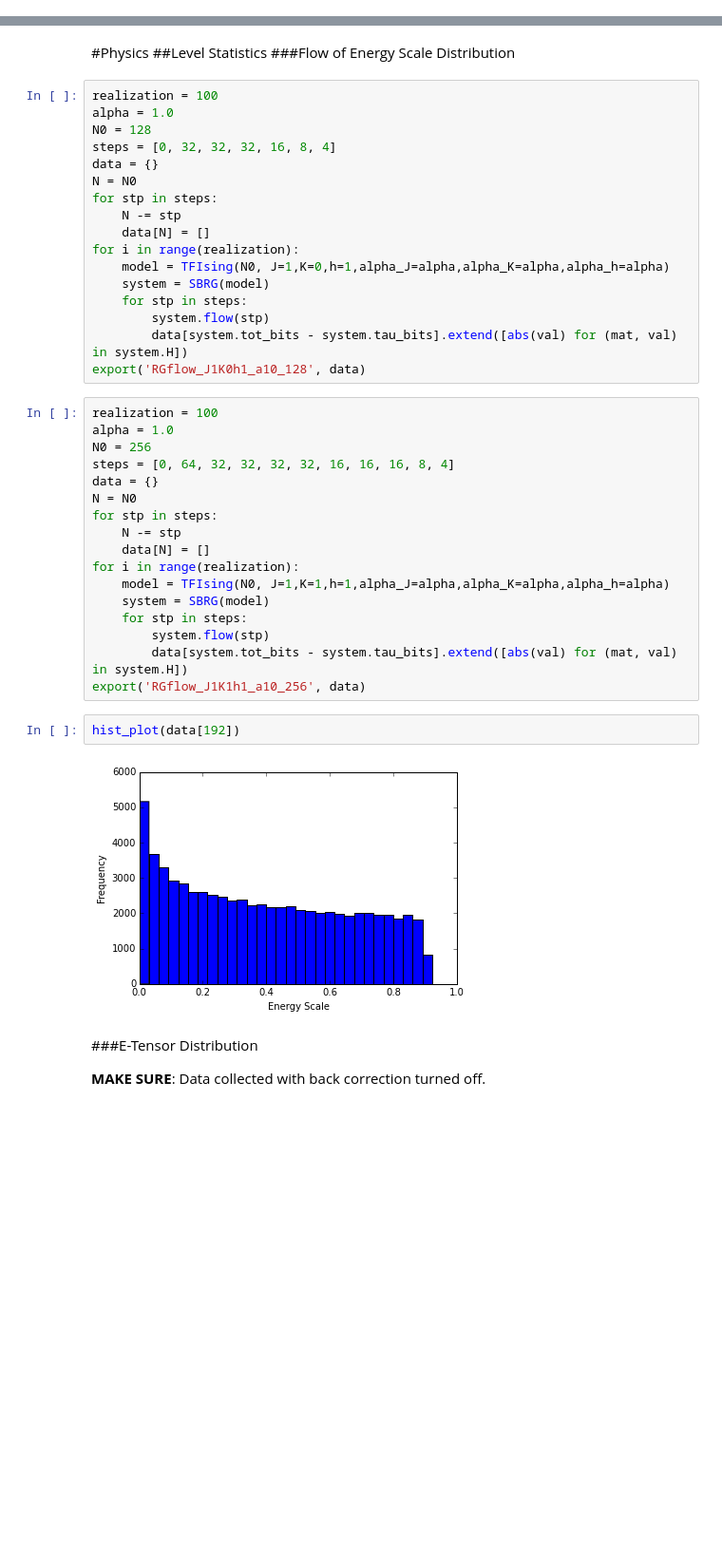
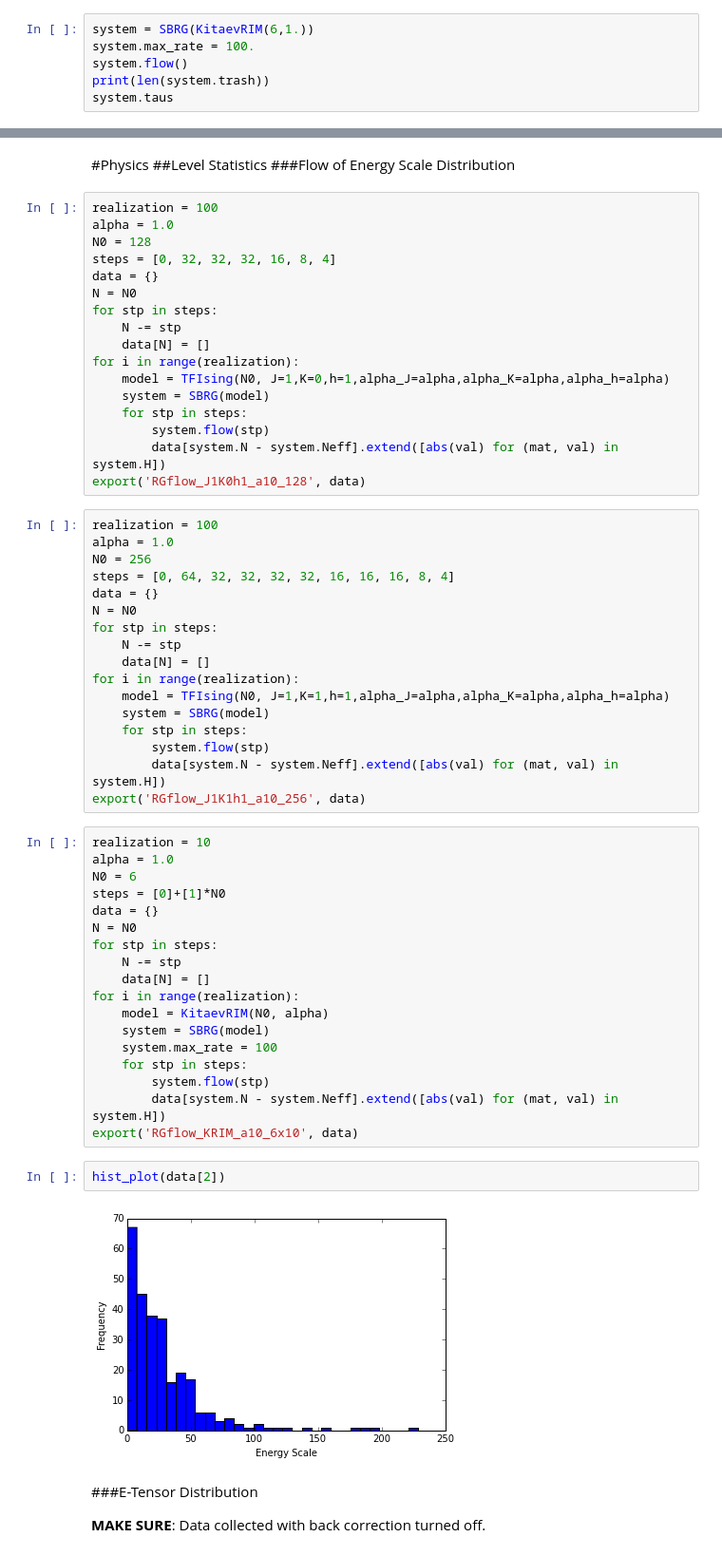
Before and after one commit to EverettYou/SBRG, a Jupyter notebook: SBRG.ipynb, the cells around one changed output, grey strips where cells are left out. Shown at 95% size. Cells and saved outputs as stored; diff of their text form; blank space fills up the shorter version.

Commit message:
Kitaev random interaction model
* Add KitaevRIM, collect RG flow data
* dotover(merged) now returns merged

```diff
--- a/SBRG.ipynb
+++ b/SBRG.ipynb
@@ -153,0 +158,6 @@ $$H=-\sum_{i}J_i \sigma_i^x\sigma_{i+1}^x+K_i \sigma_i^z\sigma_{i+1}^z+h_i \sigm
+# %%
+system = SBRG(KitaevRIM(6,1.))
+system.max_rate = 100.
+system.flow()
+print(len(system.trash))
+system.taus
@@ -170,7 +188,7 @@ for i in range(realization):
     system = SBRG(model)
     for stp in steps:
         system.flow(stp)
-        data[system.tot_bits - system.tau_bits].extend([abs(val) for (mat, val) in system.H])
+        data[system.N - system.Neff].extend([abs(val) for (mat, val) in system.H])
 export('RGflow_J1K0h1_a10_128', data)
 # %%
 realization = 100
@@ -187,12 +205,30 @@ for i in range(realization):
     system = SBRG(model)
     for stp in steps:
         system.flow(stp)
-        data[system.tot_bits - system.tau_bits].extend([abs(val) for (mat, val) in system.H])
+        data[system.N - system.Neff].extend([abs(val) for (mat, val) in system.H])
 export('RGflow_J1K1h1_a10_256', data)
+# %%
+realization = 10
+alpha = 1.0
+N0 = 6
+steps = [0]+[1]*N0
+data = {}
+N = N0
+for stp in steps:
+    N -= stp
+    data[N] = []
+for i in range(realization):
+    model = KitaevRIM(N0, alpha)
+    system = SBRG(model)
+    system.max_rate = 100
+    for stp in steps:
+        system.flow(stp)
+        data[system.N - system.Neff].extend([abs(val) for (mat, val) in system.H])
+export('RGflow_KRIM_a10_6x10', data)
 # %%
-hist_plot(data[192])
+hist_plot(data[2])
 # %% [output]
-[figure, old version]
+[figure, new version]
 # %% [markdown]
 ###E-Tensor Distribution
 
```
Also changed, not shown: parts of 5 cells of this notebook, 1 other file.
